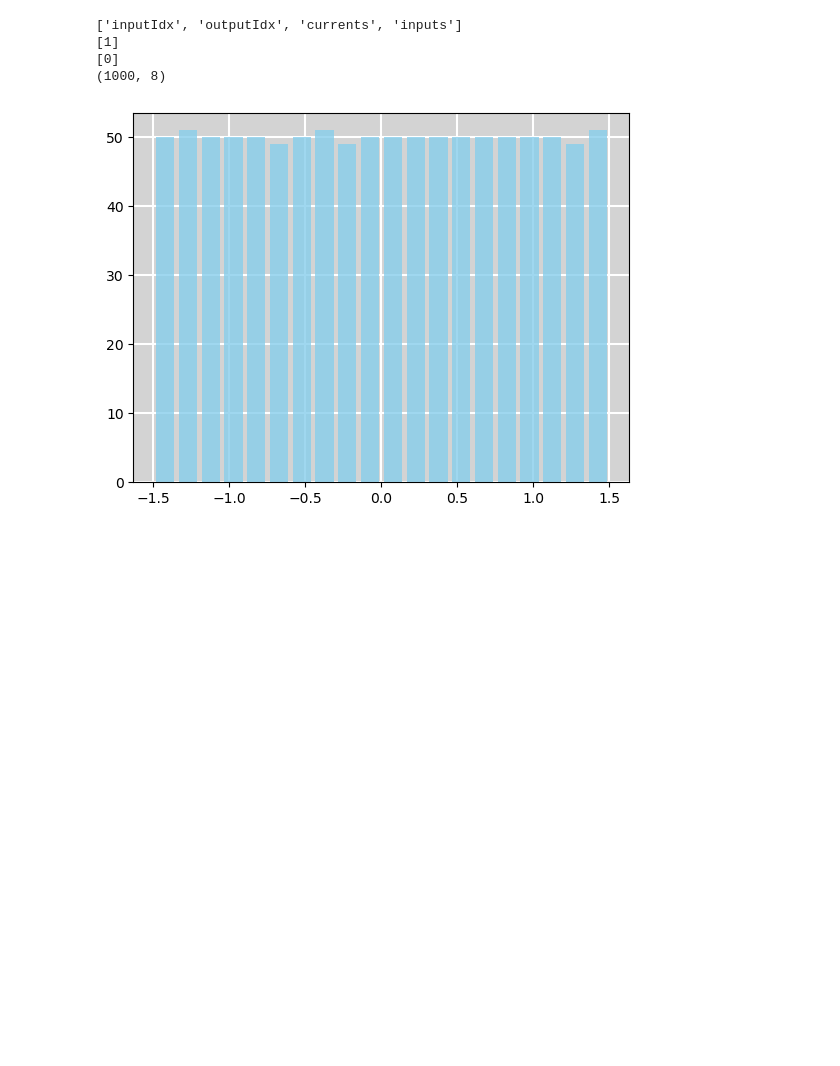
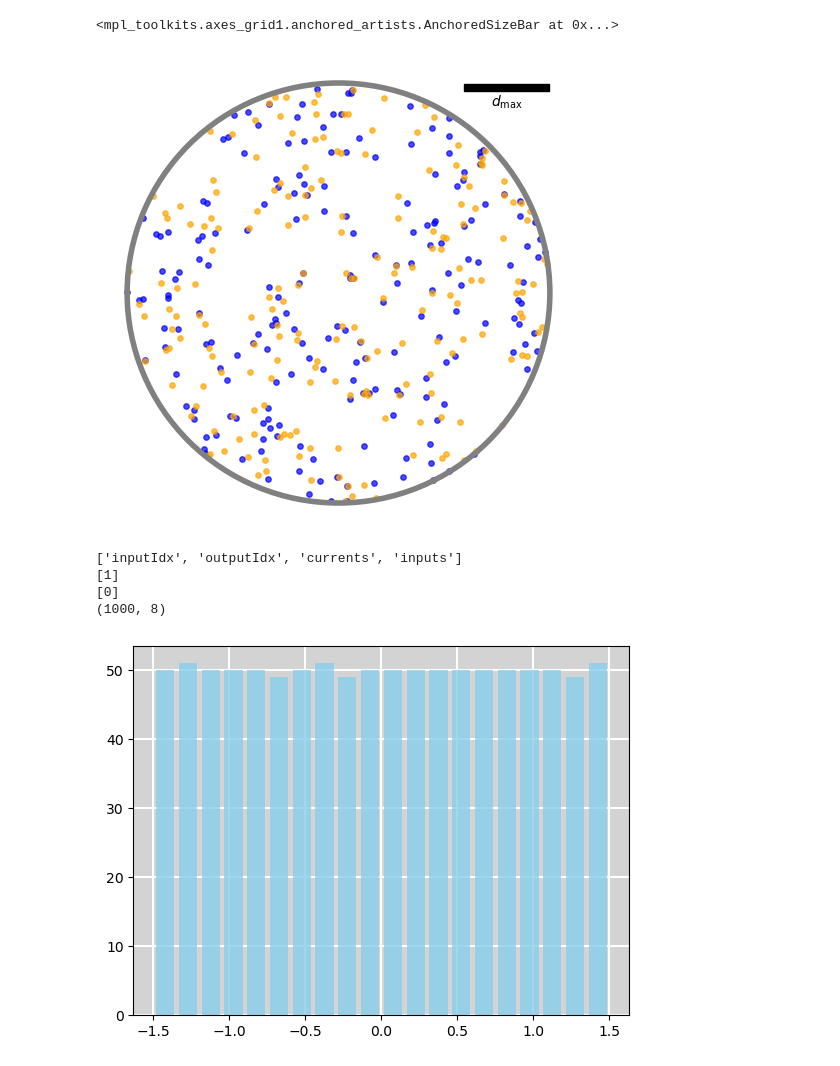
Before and after one commit to jwass1997/kmc_project, a Jupyter notebook: scripts/python_scripts/test_stuff.ipynb, the cells around one changed output. Drawn from its saved outputs; the diff is of its cells as text; code cells hidden in the pictures; blank space fills up the shorter version.

```diff
--- a/scripts/python_scripts/test_stuff.ipynb
+++ b/scripts/python_scripts/test_stuff.ipynb
@@ -8,6 +8,38 @@ from mpl_toolkits.axes_grid1.anchored_artists import AnchoredSizeBar
 from scipy.stats import truncnorm
 from scipy.stats import vonmises
 from scipy.optimize import curve_fit
+# %%
+positions = np.loadtxt("../../configs/acc_0.txt")
+jiggled_positions = np.loadtxt("../../configs/jiggled_acc_0.txt")
+
+R = 150.0
+
+scatter_args = {
+    "s": 15.,
+    "alpha": .7,
+}
+
+fig, ax = plt.subplots(figsize=(6, 6))
+ax.scatter(*positions.T, c="blue", **scatter_args)
+ax.scatter(*jiggled_positions.T, c="orange", **scatter_args)
+boundary = patches.Circle(xy=(0, 0), radius=R, fill=False, edgecolor="grey", lw=4)
+ax.add_patch(boundary)
+ax.axis('off')
+
+scalebar = AnchoredSizeBar(
+    ax.transData,
+    size=60,
+    label="$d_{\mathrm{max}}$",
+    loc="upper right",
+    pad=0.1, borderpad=1.5, sep=2, size_vertical=5,
+    frameon=False,
+    fill_bar=True
+)
+
+ax.add_artist(scalebar)
+# %% [output]
+<mpl_toolkits.axes_grid1.anchored_artists.AnchoredSizeBar at 0x...>
+[figure, added]
 # %%
 data = np.load(f"/gpfs/bwfor/work/ws/hd_gy283-my_data/test_batch/batch_steps=1e6_1.npz")
 print(data.files)
```
Also changed, not shown: parts of 2 cells of this notebook, 46 other files.
